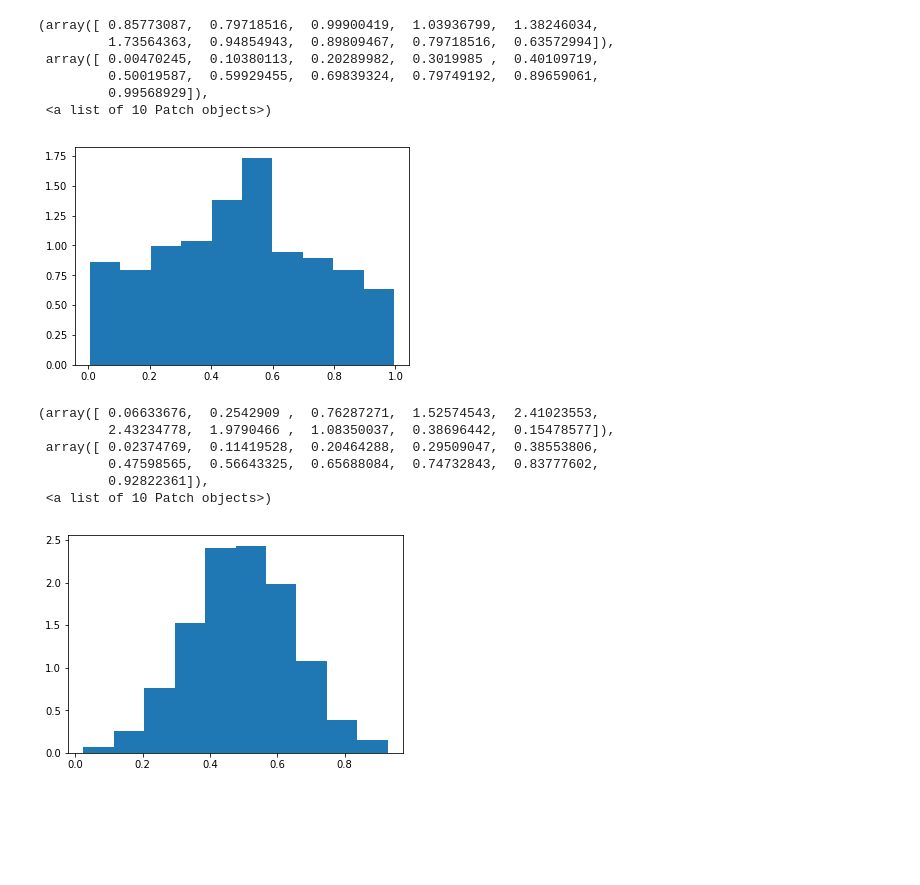
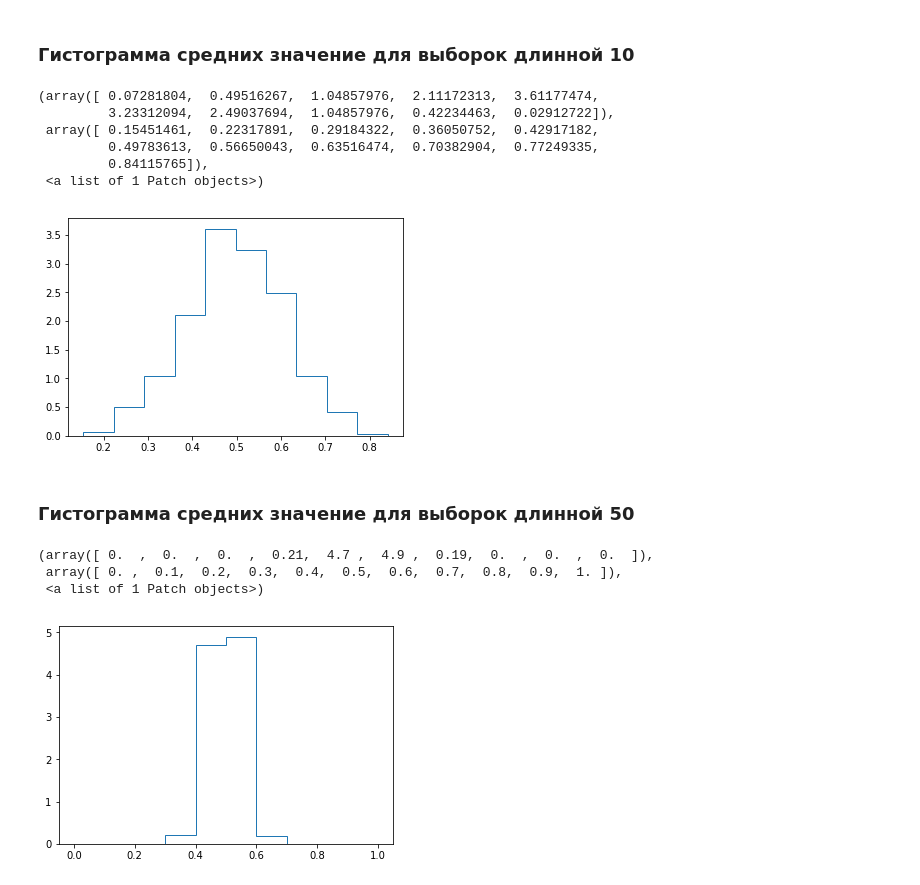
Before and after one commit to ir4y/-ml-coursera, a Jupyter notebook: task4/clt.ipynb, the cells around one changed output. Drawn from its saved outputs; the diff is of its cells as text; code cells hidden in the pictures; blank space fills up the shorter version.

```diff
--- a/task4/clt.ipynb
+++ b/task4/clt.ipynb
@@ -29,20 +52,21 @@ def get_distribution(n):
+# %% [markdown]
+### Гистограмма средних значение для выборок длинной 10
 # %%
-plt.hist(get_distribution(2), normed=True)
+plt.hist(get_distribution(10), normed=True, histtype='step')
 # %% [output]
-(array([ 0.85773087,  0.79718516,  0.99900419,  1.03936799,  1.38246034,
-         1.73564363,  0.94854943,  0.89809467,  0.79718516,  0.63572994]),
- array([ 0.00470245,  0.10380113,  0.20289982,  0.3019985 ,  0.40109719,
-         0.50019587,  0.59929455,  0.69839324,  0.79749192,  0.89659061,
-         0.99568929]),
- <a list of 10 Patch objects>)
+(array([ 0.07281804,  0.49516267,  1.04857976,  2.11172313,  3.61177474,
+         3.23312094,  2.49037694,  1.04857976,  0.42234463,  0.02912722]),
+ array([ 0.15451461,  0.22317891,  0.29184322,  0.36050752,  0.42917182,
+         0.49783613,  0.56650043,  0.63516474,  0.70382904,  0.77249335,
+         0.84115765]),
+ <a list of 1 Patch objects>)
-[figure, old version]
+[figure, new version]
+# %% [markdown]
+### Гистограмма средних значение для выборок длинной 50
 # %%
-plt.hist(get_distribution(5), normed=True)
+plt.hist(get_distribution(50), normed=True, range=(0,1), histtype='step')
 # %% [output]
-(array([ 0.06633676,  0.2542909 ,  0.76287271,  1.52574543,  2.41023553,
-         2.43234778,  1.9790466 ,  1.08350037,  0.38696442,  0.15478577]),
- array([ 0.02374769,  0.11419528,  0.20464288,  0.29509047,  0.38553806,
-         0.47598565,  0.56643325,  0.65688084,  0.74732843,  0.83777602,
-         0.92822361]),
- <a list of 10 Patch objects>)
+(array([ 0.  ,  0.  ,  0.  ,  0.21,  4.7 ,  4.9 ,  0.19,  0.  ,  0.  ,  0.  ]),
+ array([ 0. ,  0.1,  0.2,  0.3,  0.4,  0.5,  0.6,  0.7,  0.8,  0.9,  1. ]),
+ <a list of 1 Patch objects>)
-[figure, old version]
+[figure, new version]
```
Also changed, not shown: parts of 11 cells of this notebook.
